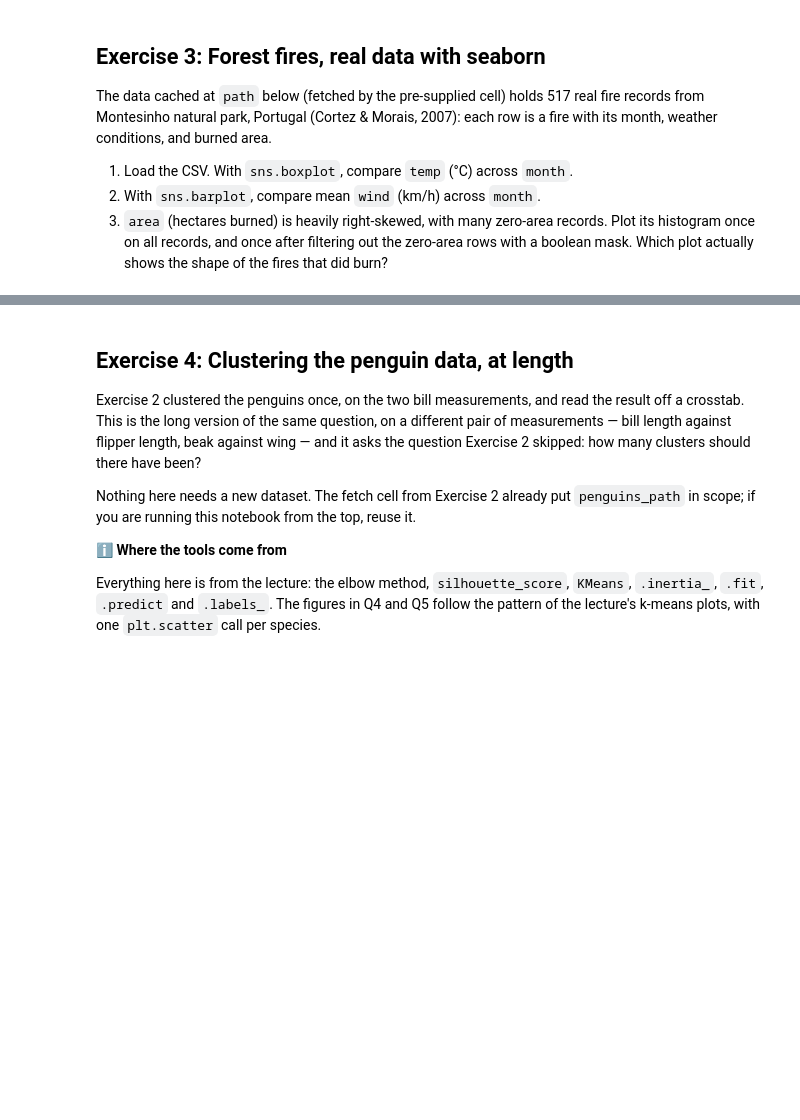
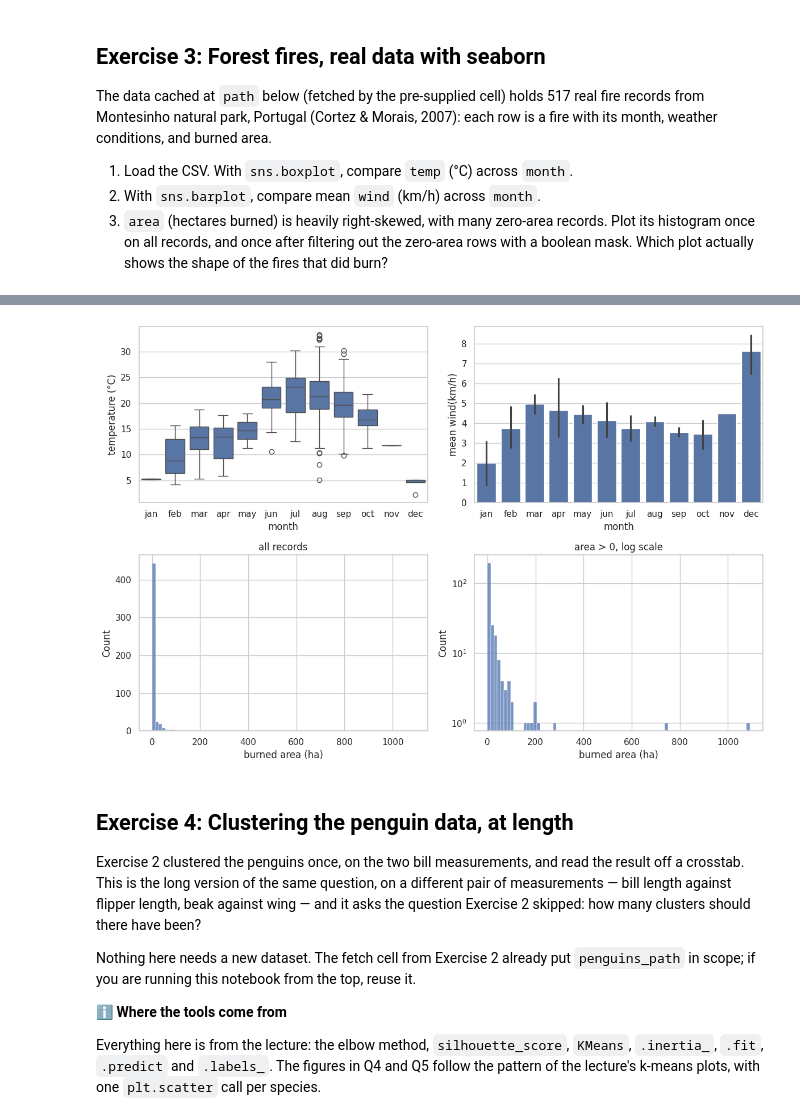
Before and after one commit to NilsChabloz/2026_Intro_Python, a Jupyter notebook: live/part-I/1.8-statistical-foundations-and-ml-environmental-exercises.ipynb, the cells around one changed output, grey strips where cells are left out. Drawn from its saved outputs; the diff is of its cells as text; code cells hidden in the pictures; blank space fills up the shorter version.

```diff
--- a/live/part-I/1.8-statistical-foundations-and-ml-environmental-exercises.ipynb
+++ b/live/part-I/1.8-statistical-foundations-and-ml-environmental-exercises.ipynb
@@ -93,3 +209,33 @@ path = pooch.retrieve(
+# %%
+fires = pd.read_csv(path)
+import seaborn as sns
+sns.set_theme(style='whitegrid')
+month_order = [
+    'jan', 'feb', 'mar', 'apr', 'may', 'jun',
+    'jul', 'aug', 'sep', 'oct', 'nov', 'dec'
+]
+fig, axes = plt.subplots(2,2, figsize=(12,8))
+ax1, ax2, ax3, ax4 = axes.flatten()
+sns.boxplot(data = fires, x = 'month', y = 'temp', ax = ax1, order = month_order)
+ax1.set_ylabel('temperature (°C)')
+
+sns.barplot(data=fires, x='month', y='wind', ax=ax2, order = month_order)
+ax2.set_ylabel('mean wind(km/h)')
+
+sns.histplot(data=fires['area'], ax=ax3, bins=80)
+ax3.set_title('all records')
+
+burned = fires[fires['area']>0]
+sns.histplot(data=burned['area'], ax=ax4, bins=80)
+ax4.set_yscale('log')
+ax4.set_title('area > 0, log scale')
+
+for ax in (ax3, ax4):
+  ax.set_xlabel('burned area (ha)')
+plt.tight_layout()
+plt.show()
+# %% [output]
+[figure, added]
 # %% [markdown]
 ## Exercise 4: Clustering the penguin data, at length
 
```
Also changed, not shown: parts of 27 cells of this notebook.
